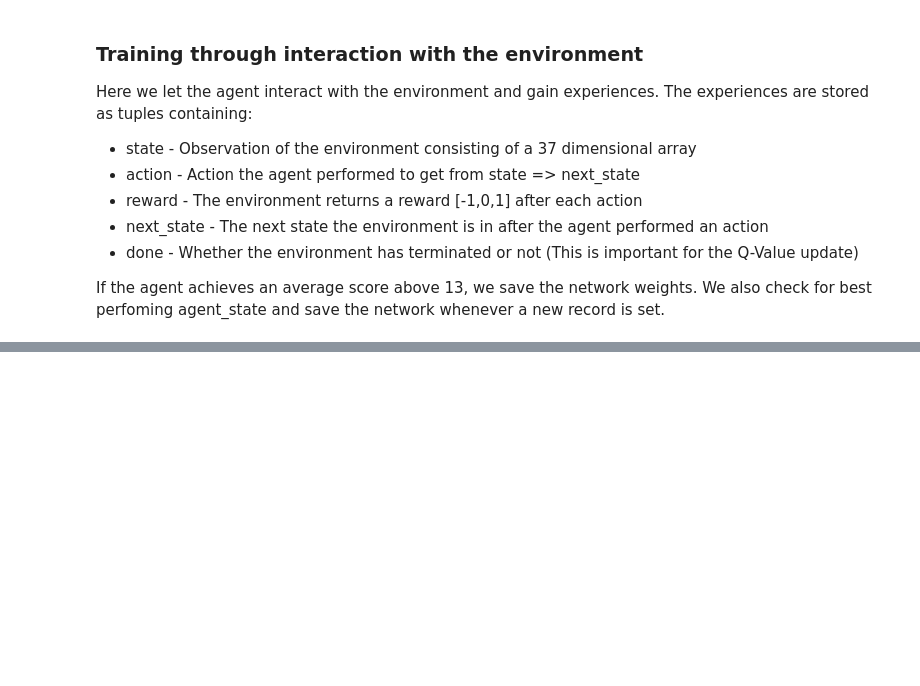
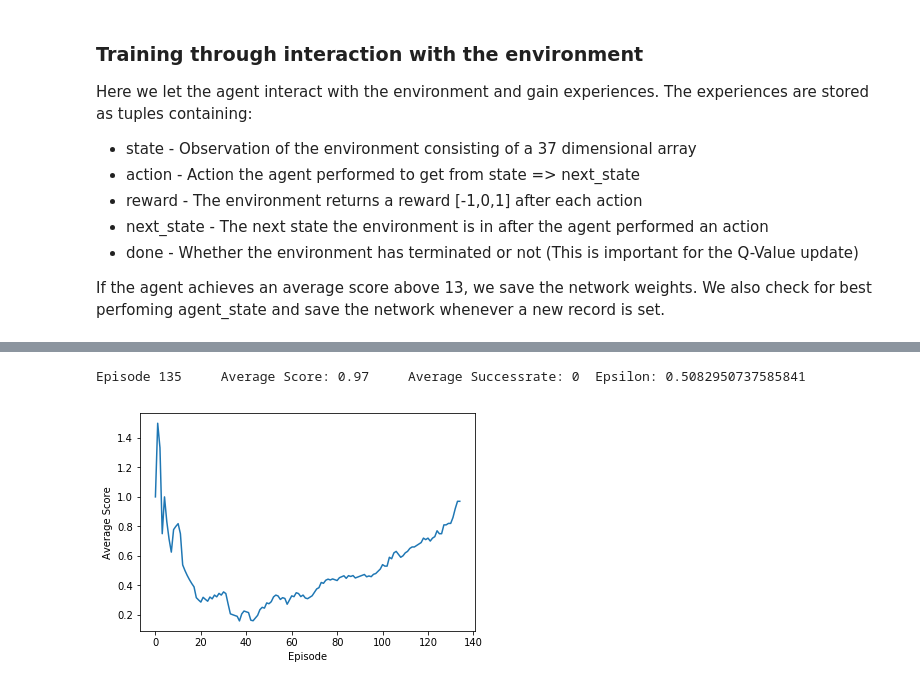
Before and after one commit to MLerik/Deep-Reinforcement-Learning, a Jupyter notebook: Navigation/Navigation.ipynb, the cells around one changed output, grey strips where cells are left out. Cells and saved outputs as stored; diff of their text form; code cells hidden in the pictures; blank space fills up the shorter version.

```diff
--- a/Navigation/Navigation.ipynb
+++ b/Navigation/Navigation.ipynb
@@ -194,0 +206,5 @@ plt.savefig("./Training.png")
+# %%
+score_doubleDQN = TrainAgent(doubleDQN)
+# %% [output]
+Episode 135     Average Score: 0.97     Average Successrate: 0  Epsilon: 0.5082950737585841
+[figure, added]
```
Also changed, not shown: parts of 9 cells of this notebook, 5 other files.
